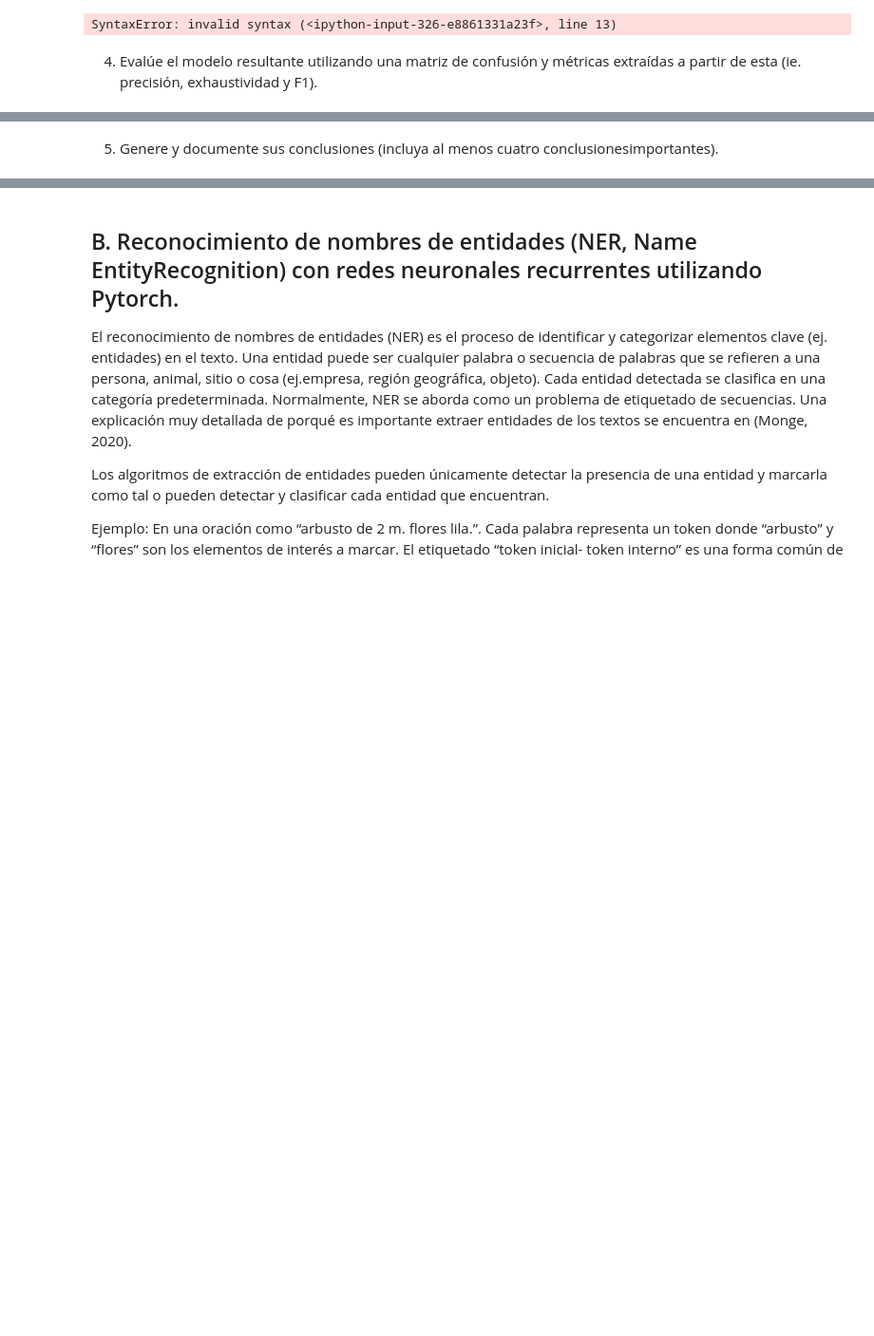
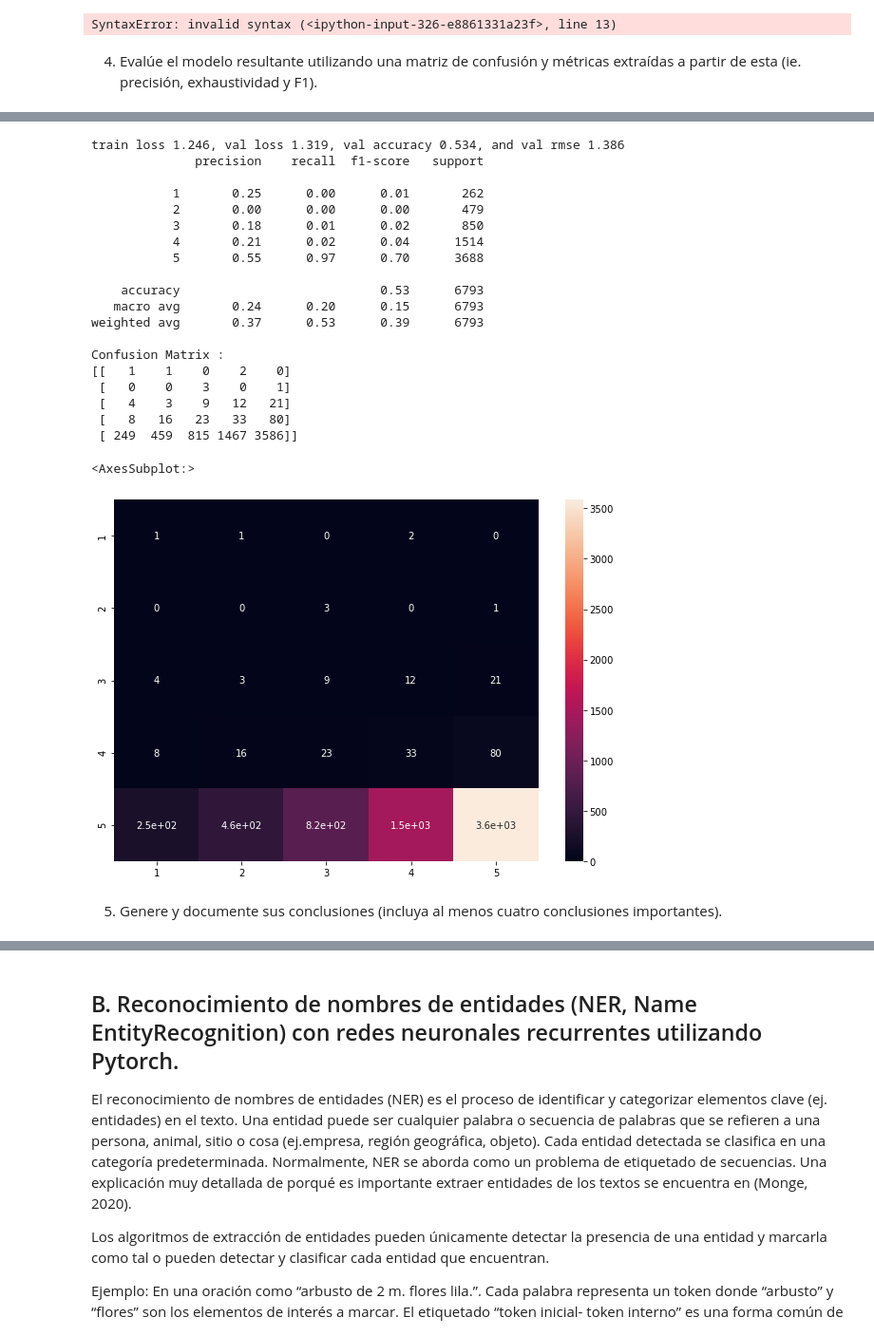
Before and after one commit to waltermv/TP04-IA, a Jupyter notebook: TP04-IA.ipynb, the cells around one changed output, grey strips where cells are left out. Shown at 95% size. Saved outputs shown, nothing was run; the diff lists cells and outputs as text; code cells hidden in the pictures; blank space fills up the shorter version.

```diff
--- a/TP04-IA.ipynb
+++ b/TP04-IA.ipynb
@@ -260,9 +272,10 @@ def prepare_sequence(seq, to_ix):
 
 X_procesada = []
 for i in range(len(X)):
-    X_procesada.append(prepare_sequence(X[i], word_to_ix))
+    temp = prepare_sequence(X[i], word_to_ix)
+    X_procesada.append([temp, len(temp)])
 
-print(X_procesada)
+print(X_procesada[:5])
 
 # def padding_(sentences, seq_len):
 #     features = np.zeros((len(sentences), seq_len),dtype=int)
@@ -284,12 +291,15 @@ NotebookApp.rate_limit_window=3.0 (secs)
 print(X_procesada[-1])
 
 def padding_(sentences, seq_len):
-    features = np.zeros((len(sentences), seq_len),dtype=int)
+    features = [[0]*seq_len for i in range(len(sentences))]#np.zeros((len(sentences), seq_len), dtype=int)
     for ii, review in enumerate(sentences):
-        if len(review) != 0:
-            features[ii, -len(review):] = np.array(review)[:seq_len]
+        largo = review[1]
+        if largo != 0:
+            features[ii][:largo] = np.array(review[0])[:seq_len]
+            features[ii] = [features[ii], largo]
+#             features[ii] = np.concatenate((features[ii], [largo]), axis=0)# = features[ii] + [largo]
     return features
 
-X_procesada = padding_(X_procesada, max_lenght)
-print(X_procesada[-1])
+X_procesada = padding_(X_procesada, 70)# Promedio de largo #max_lenght)
+print(X_procesada[1])
 # %% [output]
@@ -719,3 +773,24 @@ for epoch in range(n_epochs):
 SyntaxError: invalid syntax (<ipython-input-326-e8861331a23f>, line 13)
 # %% [markdown]
 4. Evalúe el modelo resultante utilizando una matriz de confusión y métricas extraídas a partir de esta (ie. precisión, exhaustividad y F1).
+# %%
+import seaborn as sn
+
+val_loss, val_acc, val_rmse, predicciones = validation_metrics(model, valid_loader)
+print("train loss %.3f, val loss %.3f, val accuracy %.3f, and val rmse %.3f" % (sum_loss/total, val_loss, val_acc, val_rmse))
+
+from sklearn.metrics import classification_report
+# se muestran los resultados para comparar con los obtenidos
+print(classification_report(y_test, predicciones, target_names=["1", "2", "3", "4", "5"]))
+
+from sklearn.metrics import confusion_matrix
+print("Confusion Matrix : ")
+cm = confusion_matrix(predicciones, y_test)
+
+print(cm)
+
+df_cm = pd.DataFrame(cm, index = [i for i in "12345"],
+                  columns = [i for i in "12345"])
+plt.figure(figsize = (10,7))
+sn.heatmap(df_cm, annot=True)
+# %% [output]
@@ -722,2 +800,23 @@ SyntaxError: invalid syntax (<ipython-input-326-e8861331a23f>, line 13)
+train loss 1.246, val loss 1.319, val accuracy 0.534, and val rmse 1.386
+              precision    recall  f1-score   support
+
+           1       0.25      0.00      0.01       262
+           2       0.00      0.00      0.00       479
+           3       0.18      0.01      0.02       850
+           4       0.21      0.02      0.04      1514
+           5       0.55      0.97      0.70      3688
+
+    accuracy                           0.53      6793
+   macro avg       0.24      0.20      0.15      6793
+weighted avg       0.37      0.53      0.39      6793
+
+Confusion Matrix :
+[[   1    1    0    2    0]
+ [   0    0    3    0    1]
+ [   4    3    9   12   21]
+ [   8   16   23   33   80]
+ [ 249  459  815 1467 3586]]
+<AxesSubplot:>
+[figure, added]
 # %% [markdown]
-5. Genere y documente sus conclusiones (incluya al menos cuatro conclusionesimportantes).
+5. Genere y documente sus conclusiones (incluya al menos cuatro conclusiones importantes).
```
Also changed, not shown: parts of 32 cells of this notebook, 1 other file.
